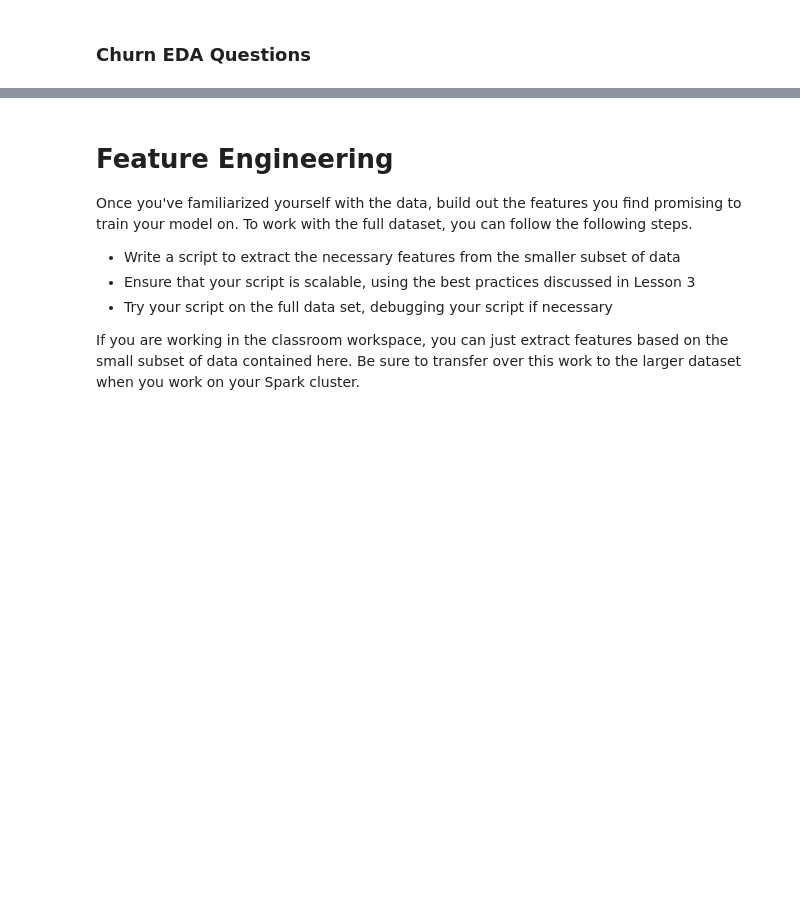
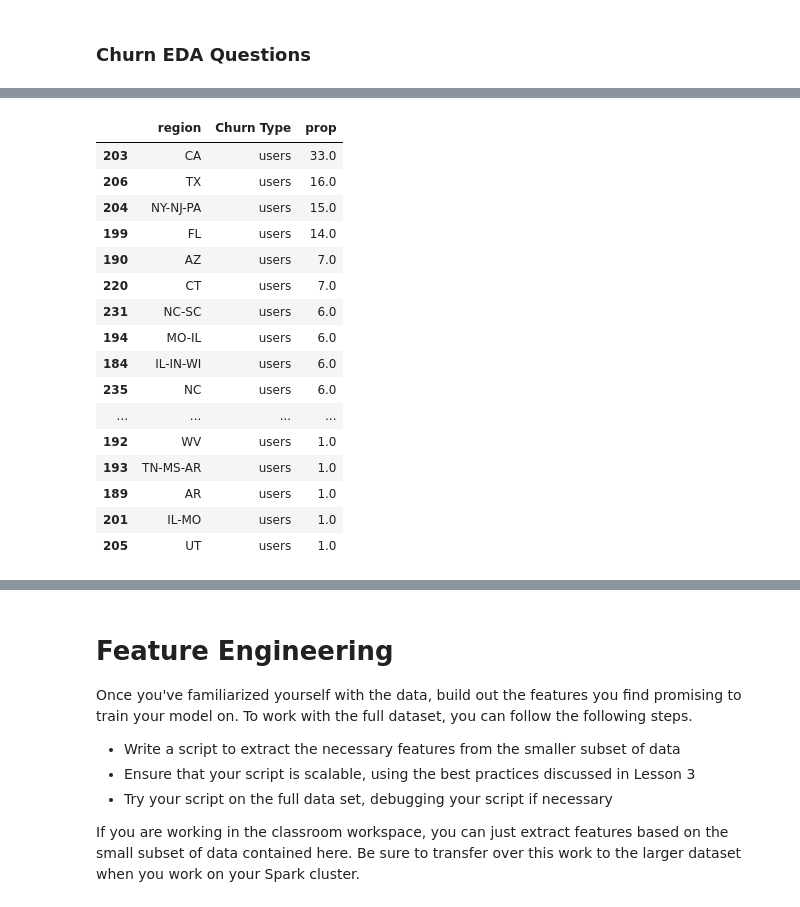
Before and after one commit to tarcisobraz/sparkify-churn-prediction, a Jupyter notebook: Sparkify.ipynb, the cells around one changed output, grey strips where cells are left out. Drawn from its saved outputs; the diff is of its cells as text; code cells hidden in the pictures; blank space fills up the shorter version.

```diff
--- a/Sparkify.ipynb
+++ b/Sparkify.ipynb
@@ -393,0 +421,14 @@ Once you've defined churn, perform some exploratory data analysis to observe the
+# %%
+churning_per_region = df.groupBy('region').agg(
+                        (sf.sum('churned1')/sf.countDistinct('userId')).alias('cancelled'),
+                        (sf.sum('churned2')/sf.countDistinct('userId')).alias('downgraded'),
+                        (sf.sum('churned3')/sf.countDistinct('userId')).alias('churned'),
+                        (sf.countDistinct('userId').alias('users'))) \
+                        .toPandas() \
+                    .melt(id_vars=['region'],
+                          value_vars=['cancelled','downgraded','churned','users'],
+                          var_name='Churn Type',
+                          value_name='prop') \
+                    .sort_values(['prop'], ascending=False)
+
+churning_per_region.head(10)
@@ -393,0 +447,21 @@ Once you've defined churn, perform some exploratory data analysis to observe the
+# %%
+largest_regions = churning_per_region[churning_per_region['Churn Type'] == 'users'].sort_values('prop', ascending=False)
+largest_regions
+# %% [output]
+|  | region | Churn Type | prop |
+| 203 | CA | users | 33.0 |
+| 206 | TX | users | 16.0 |
+| 204 | NY-NJ-PA | users | 15.0 |
+| 199 | FL | users | 14.0 |
+| 190 | AZ | users | 7.0 |
+| 220 | CT | users | 7.0 |
+| 231 | NC-SC | users | 6.0 |
+| 194 | MO-IL | users | 6.0 |
+| 184 | IL-IN-WI | users | 6.0 |
+| 235 | NC | users | 6.0 |
+| ... | ... | ... | ... |
+| 192 | WV | users | 1.0 |
+| 193 | TN-MS-AR | users | 1.0 |
+| 189 | AR | users | 1.0 |
+| 201 | IL-MO | users | 1.0 |
+| 205 | UT | users | 1.0 |
```
Also changed, not shown: parts of 25 cells of this notebook.
